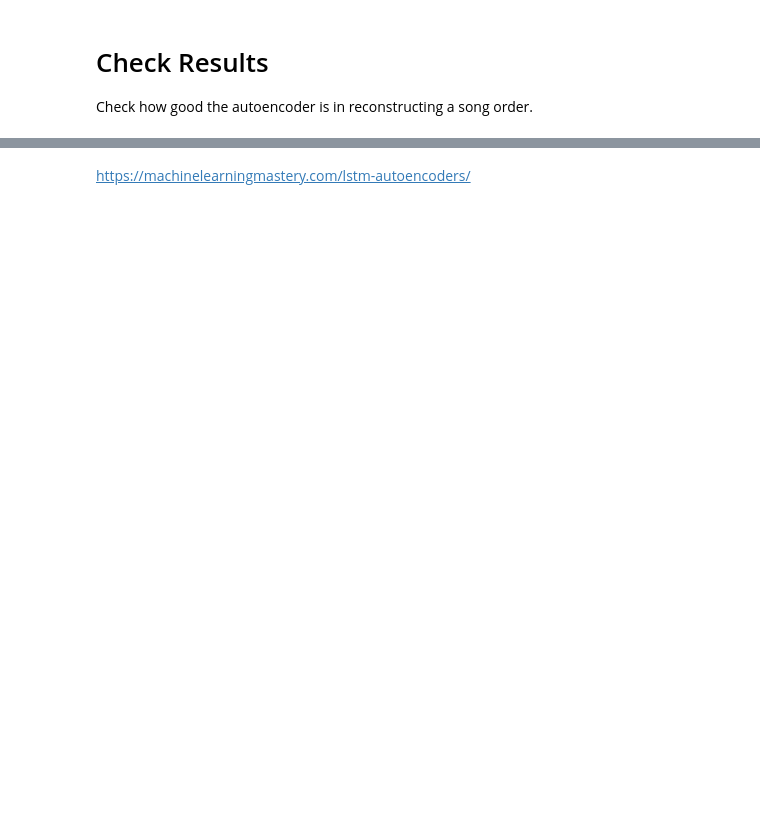
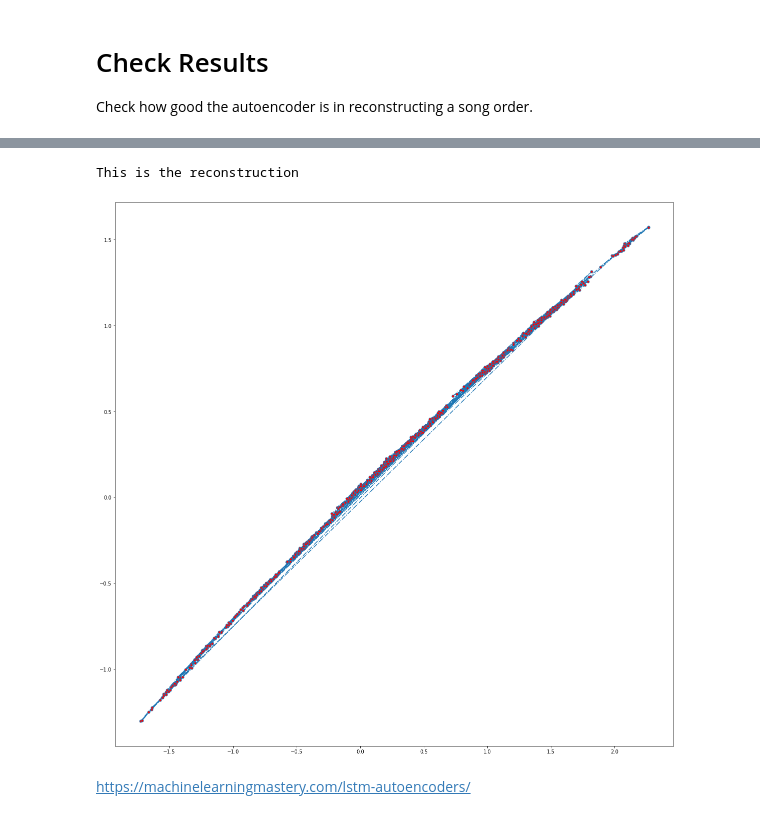
Before and after one commit to doktorbanana/MetaHuman, a Jupyter notebook: 4_ML2 Autoencoder.ipynb, the cells around one changed output, grey strips where cells are left out. Drawn from its saved outputs; the diff is of its cells as text; code cells hidden in the pictures; blank space fills up the shorter version.

```diff
--- a/4_ML2 Autoencoder.ipynb
+++ b/4_ML2 Autoencoder.ipynb
@@ -64,9 +85,17 @@ mask_value=x_train[0][-1][-1]
 We can build a new model
 # %%
 autoencoder = LSTM_Autoencoder(
-    input_shape=(x_train.shape[1],x_train.shape[2]),
-    lstm_dims=[],
-    latent_space_dim=32,
-    mask_value=mask_value
+    input_shape = (x_train[0].shape[1], x_train[0].shape[2]),
+    lstm_dims = (),
+    latent_space_dim = 32
 )
-#autoencoder.summary()
+
+# autoencoder = Autoencoder(
+#     input_shape=(x_train.shape[1], x_train.shape[2], x_train.shape[3]),
+#     conv_filters=(512, 256, 128, 64, 32),
+#     conv_kernels=(3, 3, 3, 3, 3),
+#     conv_strides=(2, 2, 2, 2, (2,1)),
+#     latent_space_dim=32,
+#     mask_value=0
+# )
+autoencoder.summary()
@@ -105,8 +163,11 @@ plt.show()
 # %%
 print("This is the reconstruction")
 plt.figure(figsize=(20,20))
-plt.plot(reconstructed_data[song_num][:, 0], reconstructed_data[song_num][:, 1], '-.o', markersize=5, markerfacecolor='red')
+plt.plot(reconstructed_data[:, 0], reconstructed_data[:, 1], '-.o', markersize=5, markerfacecolor='red')
 plt.show()
+# %% [output]
+This is the reconstruction
+[figure, added]
 # %%
 WIN_LENGTH = 690*2
 HOP_LENGTH = 690
```
Also changed, not shown: parts of 14 cells of this notebook, 13 other files.
